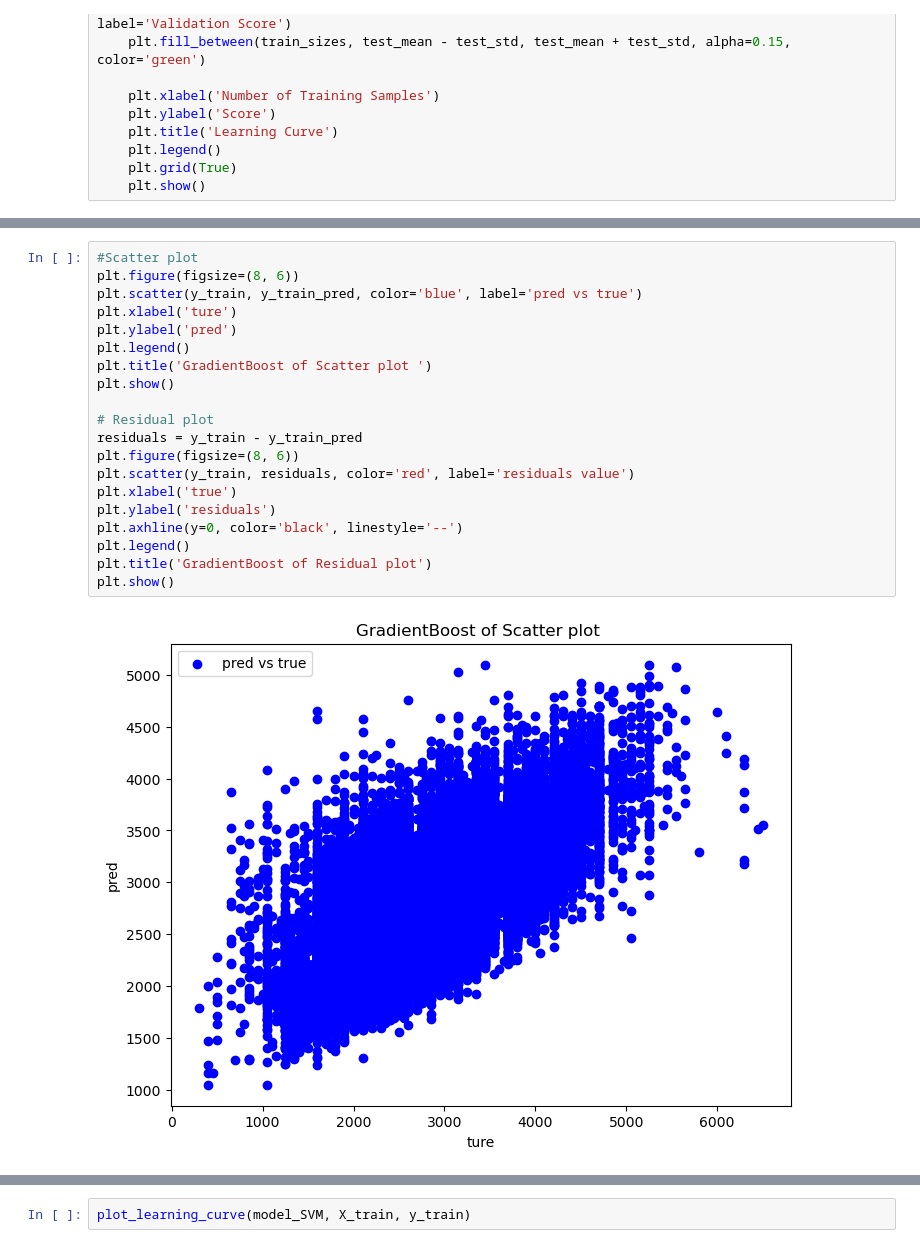
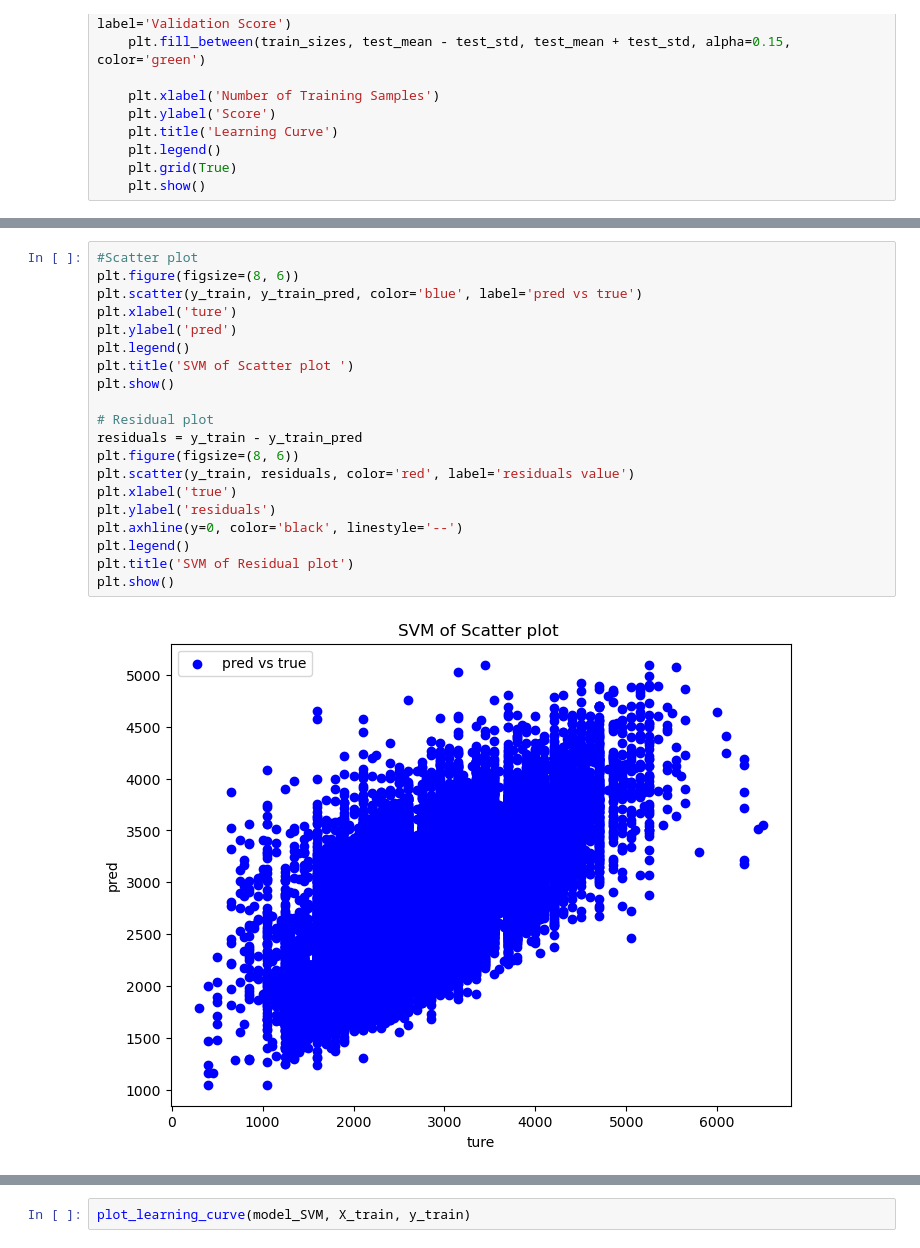
Before and after one commit to HongruCai/CS5228_HDBRentalRatePrediction, a Jupyter notebook: train_SVM.ipynb, the cells around one changed output, grey strips where cells are left out. Drawn from its saved outputs; the diff is of its cells as text.

```diff
--- a/train_SVM.ipynb
+++ b/train_SVM.ipynb
@@ -140,22 +140,22 @@ SVM evaluation:
 # %%
 #Scatter plot
 plt.figure(figsize=(8, 6))
 plt.scatter(y_train, y_train_pred, color='blue', label='pred vs true')
 plt.xlabel('ture')
 plt.ylabel('pred')
 plt.legend()
-plt.title('GradientBoost of Scatter plot ')
+plt.title('SVM of Scatter plot ')
 plt.show()
 
 # Residual plot
 residuals = y_train - y_train_pred
 plt.figure(figsize=(8, 6))
 plt.scatter(y_train, residuals, color='red', label='residuals value')
 plt.xlabel('true')
 plt.ylabel('residuals')
 plt.axhline(y=0, color='black', linestyle='--')
 plt.legend()
-plt.title('GradientBoost of Residual plot')
+plt.title('SVM of Residual plot')
 plt.show()
 # %% [output]
-[figure, old version]
+[figure, new version]
```
Also changed, not shown: parts of 2 cells of this notebook, 7 other files.
